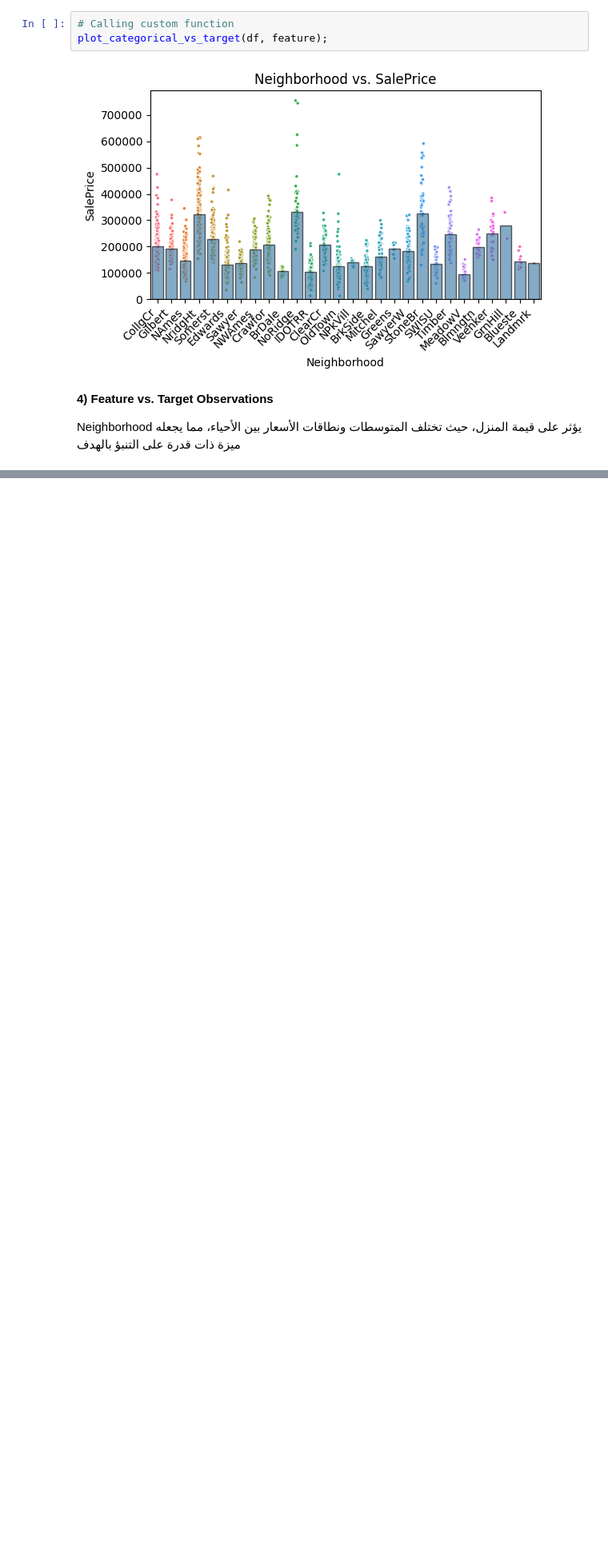
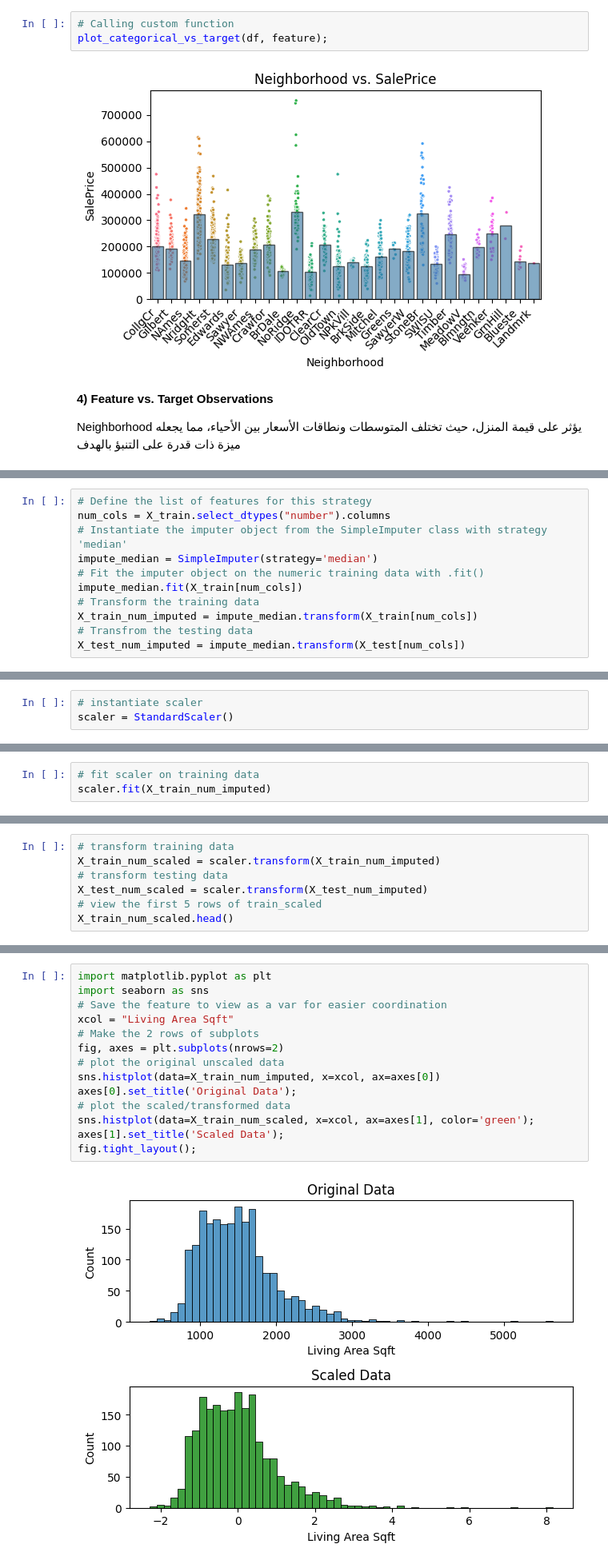
Before and after one commit to dohaalnabahin/Data_science_and_machine_learning_Journey, a Jupyter notebook: EDA_Functions_and_Inspecting_Features_.ipynb, the cells around one changed output, grey strips where cells are left out. Shown at 80% size. Cells and saved outputs as stored; diff of their text form; blank space fills up the shorter version.

```diff
--- a/EDA_Functions_and_Inspecting_Features_.ipynb
+++ b/EDA_Functions_and_Inspecting_Features_.ipynb
@@ -1692,0 +2021,11 @@ Neighborhood يؤثر على قيمة المنزل، حيث تختلف المت
+# %%
+# Define the list of features for this strategy
+num_cols = X_train.select_dtypes("number").columns
+# Instantiate the imputer object from the SimpleImputer class with strategy 'median'
+impute_median = SimpleImputer(strategy='median')
+# Fit the imputer object on the numeric training data with .fit()
+impute_median.fit(X_train[num_cols])
+# Transform the training data
+X_train_num_imputed = impute_median.transform(X_train[num_cols])
+# Transfrom the testing data
+X_test_num_imputed = impute_median.transform(X_test[num_cols])
@@ -1692,0 +2347,3 @@ Neighborhood يؤثر على قيمة المنزل، حيث تختلف المت
+# %%
+# instantiate scaler
+scaler = StandardScaler()
@@ -1692,0 +2352,3 @@ Neighborhood يؤثر على قيمة المنزل، حيث تختلف المت
+# %%
+# fit scaler on training data
+scaler.fit(X_train_num_imputed)
@@ -1692,0 +2397,7 @@ Neighborhood يؤثر على قيمة المنزل، حيث تختلف المت
+# %%
+# transform training data
+X_train_num_scaled = scaler.transform(X_train_num_imputed)
+# transform testing data
+X_test_num_scaled = scaler.transform(X_test_num_imputed)
+# view the first 5 rows of train_scaled
+X_train_num_scaled.head()
@@ -1692,0 +2430,16 @@ Neighborhood يؤثر على قيمة المنزل، حيث تختلف المت
+# %%
+import matplotlib.pyplot as plt
+import seaborn as sns
+# Save the feature to view as a var for easier coordination
+xcol = "Living Area Sqft"
+# Make the 2 rows of subplots
+fig, axes = plt.subplots(nrows=2)
+# plot the original unscaled data
+sns.histplot(data=X_train_num_imputed, x=xcol, ax=axes[0])
+axes[0].set_title('Original Data');
+# plot the scaled/transformed data
+sns.histplot(data=X_train_num_scaled, x=xcol, ax=axes[1], color='green');
+axes[1].set_title('Scaled Data');
+fig.tight_layout();
+# %% [output]
+[figure, added]
```
Also changed, not shown: parts of 146 cells of this notebook.
